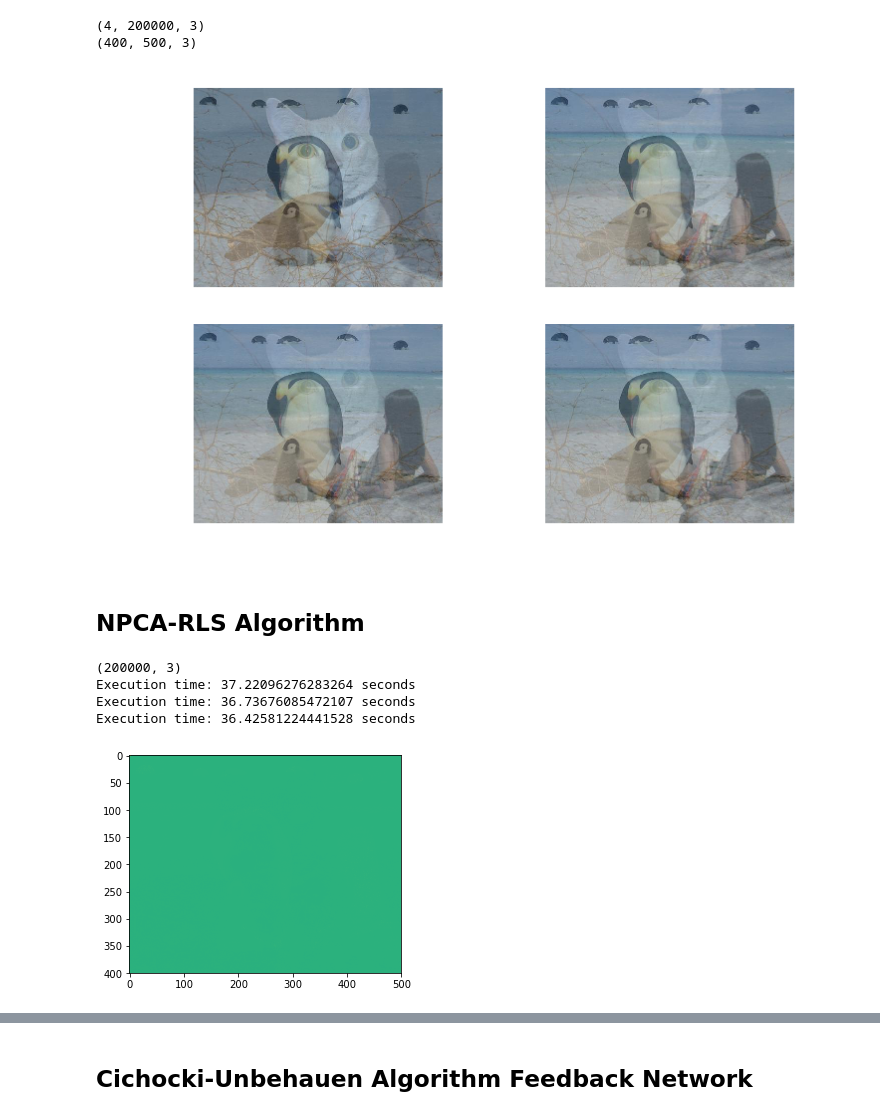
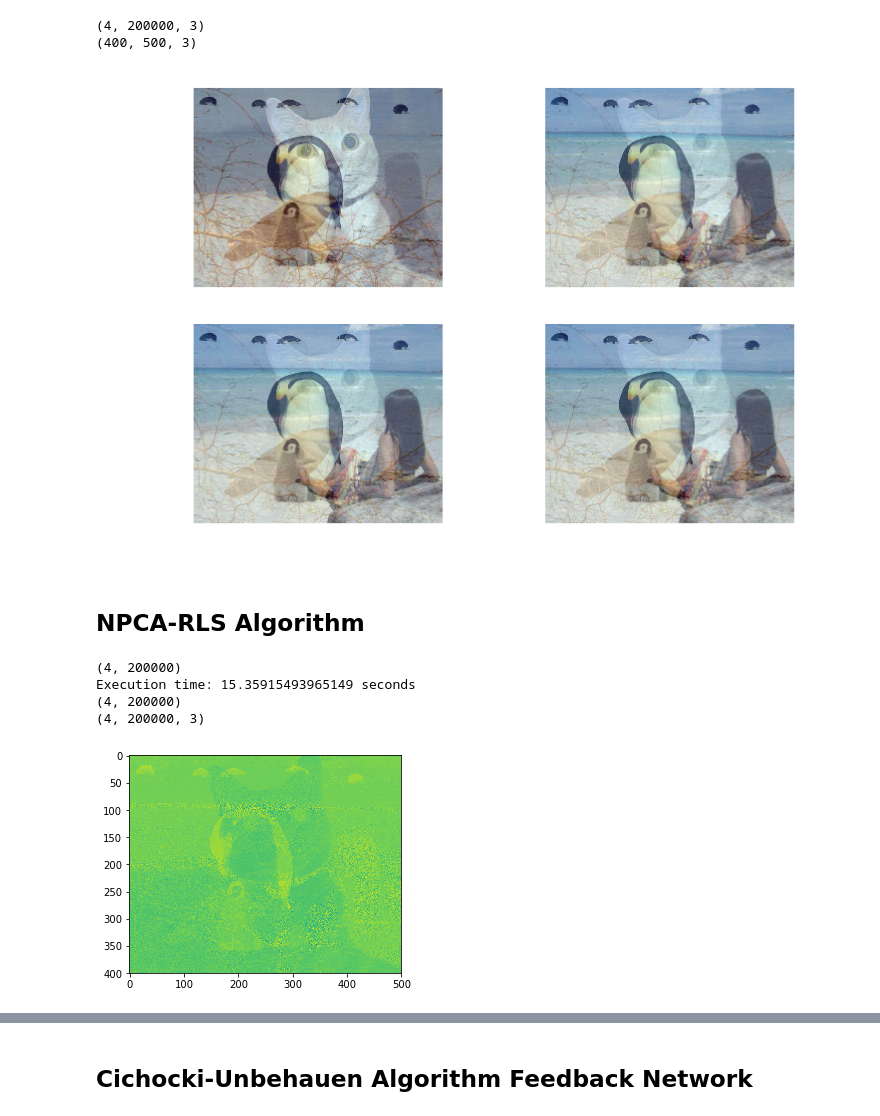
Before and after one commit to crucis/ICA, a Jupyter notebook: Exercicio Imagens - 3.ipynb, the cells around one changed output, grey strips where cells are left out. Saved outputs shown, nothing was run; the diff lists cells and outputs as text; code cells hidden in the pictures.

```diff
--- a/Exercicio Imagens - 3.ipynb
+++ b/Exercicio Imagens - 3.ipynb
@@ -106,35 +128,36 @@ print(original_shape)
 (4, 200000, 3)
 (400, 500, 3)
 # %%
-picture1 = rebuildPicture(mixtures[0], original_shape)
-picture2 = rebuildPicture(mixtures[1], original_shape)
-picture3 = rebuildPicture(mixtures[2], original_shape)
-picture4 = rebuildPicture(mixtures[3], original_shape)
+picture1 = rebuildPicture(mixtures[0, :, 0], mixtures[0, :, 1], mixtures[0, :, 2], original_shape)
+picture2 = rebuildPicture(mixtures[1, :, 0], mixtures[1, :, 1], mixtures[1, :, 2], original_shape)
+picture3 = rebuildPicture(mixtures[2, :, 0], mixtures[2, :, 1], mixtures[2, :, 2], original_shape)
+picture4 = rebuildPicture(mixtures[3, :, 0], mixtures[3, :, 1], mixtures[3, :, 2], original_shape)
 
 fig, axes = plt.subplots(2,2, dpi = 128, sharey = True, sharex= True)
-axes[0,0].imshow(-picture1)
+axes[0,0].imshow(picture1)
+axes[0,1].imshow(picture2)
+axes[1,0].imshow(picture3)
+axes[1,1].imshow(picture4)
+
 axes[0,0].axis('off')
-axes[0,1].imshow(-picture2)
 axes[0,1].axis('off')
-axes[1,0].imshow(-picture3)
 axes[1,0].axis('off')
-axes[1,1].imshow(-picture4)
 axes[1,1].axis('off')
 
 
 fig.tight_layout()
 # %% [output]
-[figure, old version]
+[figure, new version]
 # %% [markdown]
 ## NPCA-RLS Algorithm
 # %%
-[yNPCA, WNPCA] = rgb_ICA(NPCA_RLS, mixtures, (1/1+1e-15))
+[yNPCA, WNPCA] = rgb_ICA(NPCA_RLS, mixtures, (1/1+1e-12), runs = 1)
 # %% [output]
-(200000, 3)
-Execution time: 37.22096276283264 seconds
-Execution time: 36.73676085472107 seconds
-Execution time: 36.42581224441528 seconds
+(4, 200000)
+Execution time: 15.35915493965149 seconds
+(4, 200000)
+(4, 200000, 3)
-[figure, old version]
+[figure, new version]
 # %%
 fig, axes = plt.subplots(2,2, dpi = 128, sharey = True, sharex= True)
 
```
Also changed, not shown: parts of 7 cells of this notebook, 3 other files.
